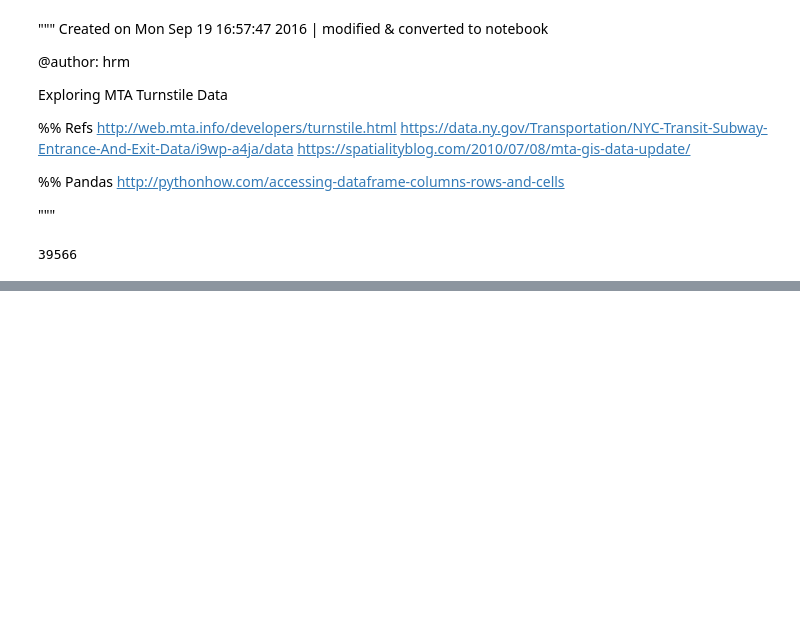
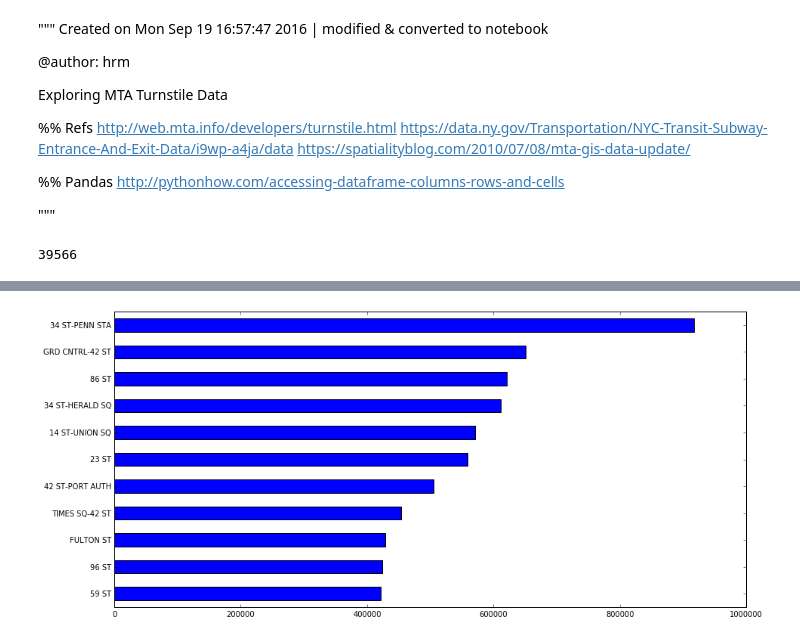
Before and after one commit to hengrumay/MTA_TokenEntry, a Jupyter notebook: exploreMTAdata.ipynb, the cells around one changed output, grey strips where cells are left out. Drawn from its saved outputs; the diff is of its cells as text; code cells hidden in the pictures; blank space fills up the shorter version.

```diff
--- a/exploreMTAdata.ipynb
+++ b/exploreMTAdata.ipynb
@@ -203,0 +216,9 @@ StatFlowDF02.nlargest(20).plot(kind='bar')
+# %%
+plt.figure(figsize=(15,7))
+# plt.figure()
+# StatFlowDF2.nlargest(15).plot(kind='bar')
+df = StatFlowDF2.sort_values(ascending=False)
+ax = df.iloc[:11].plot(kind="barh")
+ax.invert_yaxis()
+# %% [output]
+[figure, added]
```
Also changed, not shown: parts of 14 cells of this notebook.
